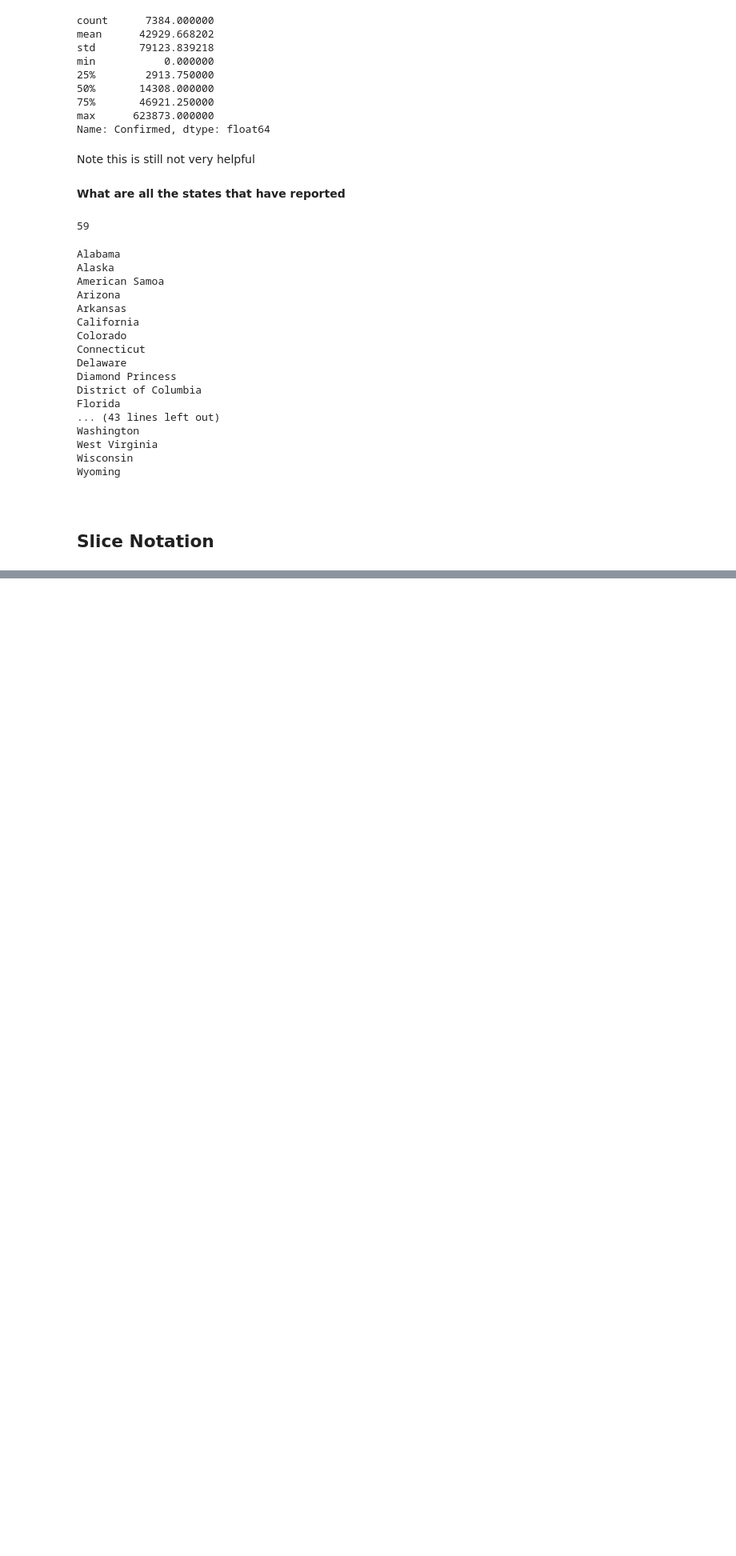
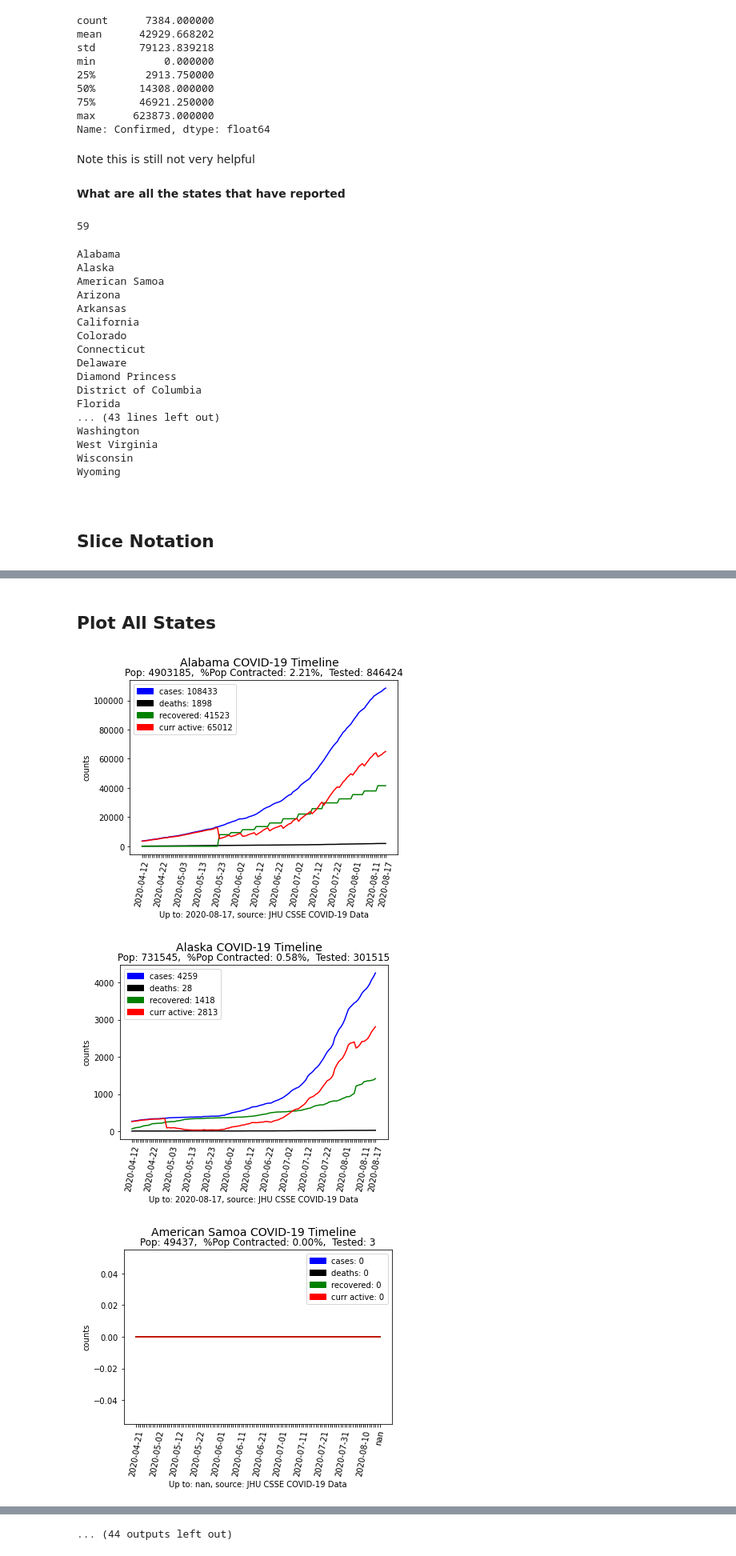
Before and after one commit to MnemoSemiotic/exploring-JohnsHopkins-covid19-data, a Jupyter notebook: Johns_Hopkins_COVID19_with_Pandas_Matplotlib.ipynb, the cells around one changed output, grey strips where cells are left out. Shown at 80% size. Saved outputs shown, nothing was run; the diff lists cells and outputs as text; code cells hidden in the pictures; blank space fills up the shorter version.

```diff
--- a/Johns_Hopkins_COVID19_with_Pandas_Matplotlib.ipynb
+++ b/Johns_Hopkins_COVID19_with_Pandas_Matplotlib.ipynb
@@ -285,0 +744,9 @@ df[5:15]
+# %% [markdown]
+## Plot All States
+# %%
+for state in df['Province_State'].unique():
+    plot_jhu_data(df, state)
+# %% [output]
+[figure, added]
+[figure, added]
+[figure, added]
@@ -285,0 +762 @@ df[5:15]
+... (44 outputs left out)
```
Also changed, not shown: parts of 39 cells of this notebook.
